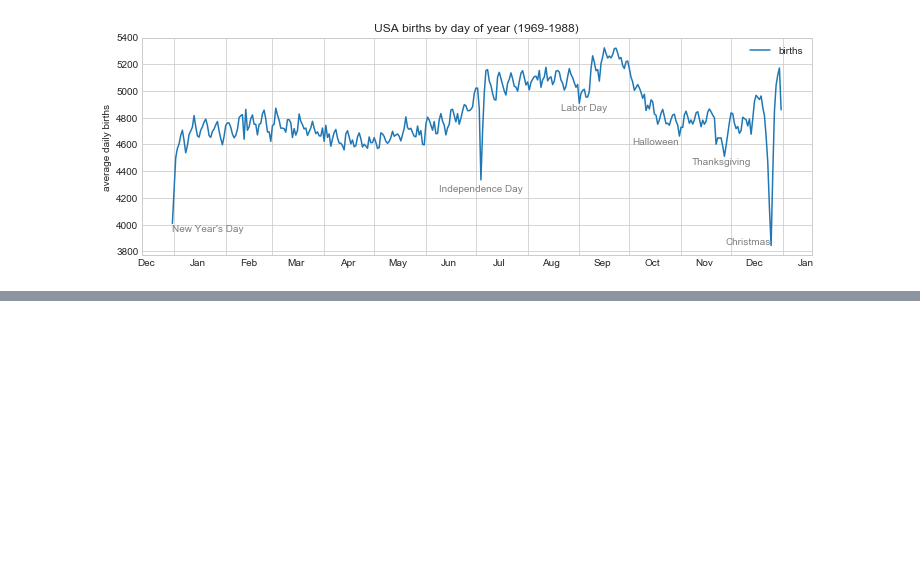
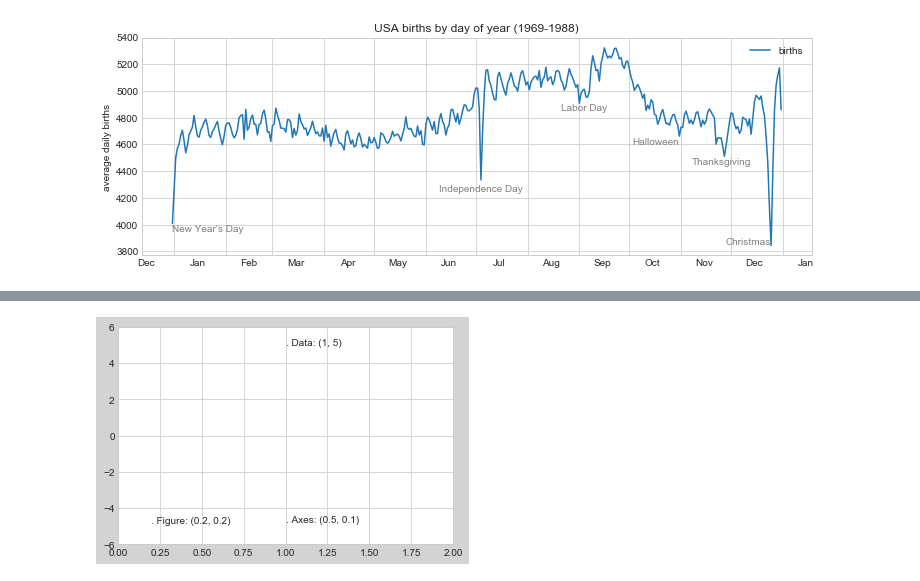
Before and after one commit to fvjieal/python-datascience-handbook, a Jupyter notebook: 4.11.ipynb, the cells around one changed output, grey strips where cells are left out. Drawn from its saved outputs; the diff is of its cells as text; code cells hidden in the pictures; blank space fills up the shorter version.

```diff
--- a/4.11.ipynb
+++ b/4.11.ipynb
@@ -53,0 +64,6 @@ ax.xaxis.set_minor_formatter(mpl.dates.DateFormatter('%h'));
+# %%
+ax.set_xlim(0, 2)
+ax.set_ylim(-6, 6)
+fig
+# %% [output]
+[figure, added]
```
Also changed, not shown: parts of 3 cells of this notebook, 1 other file.
